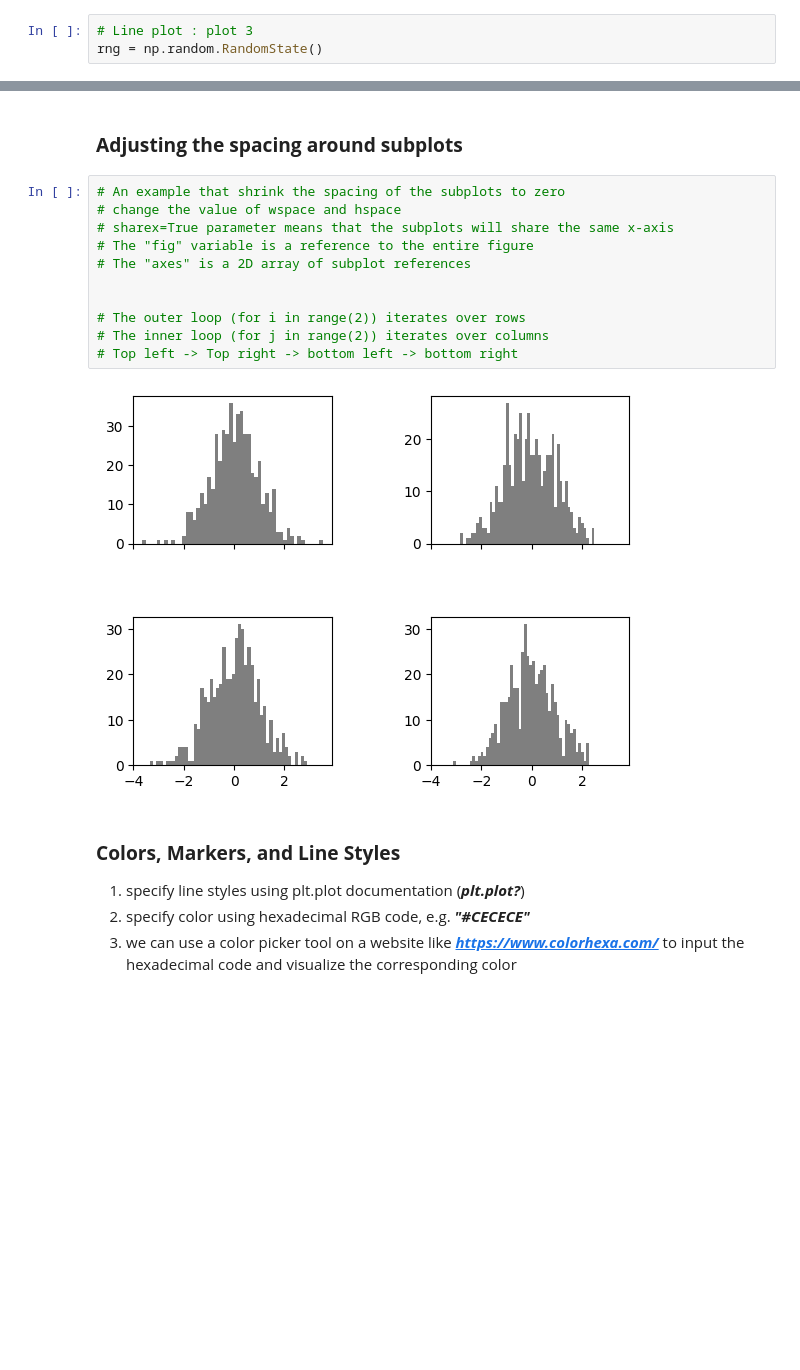
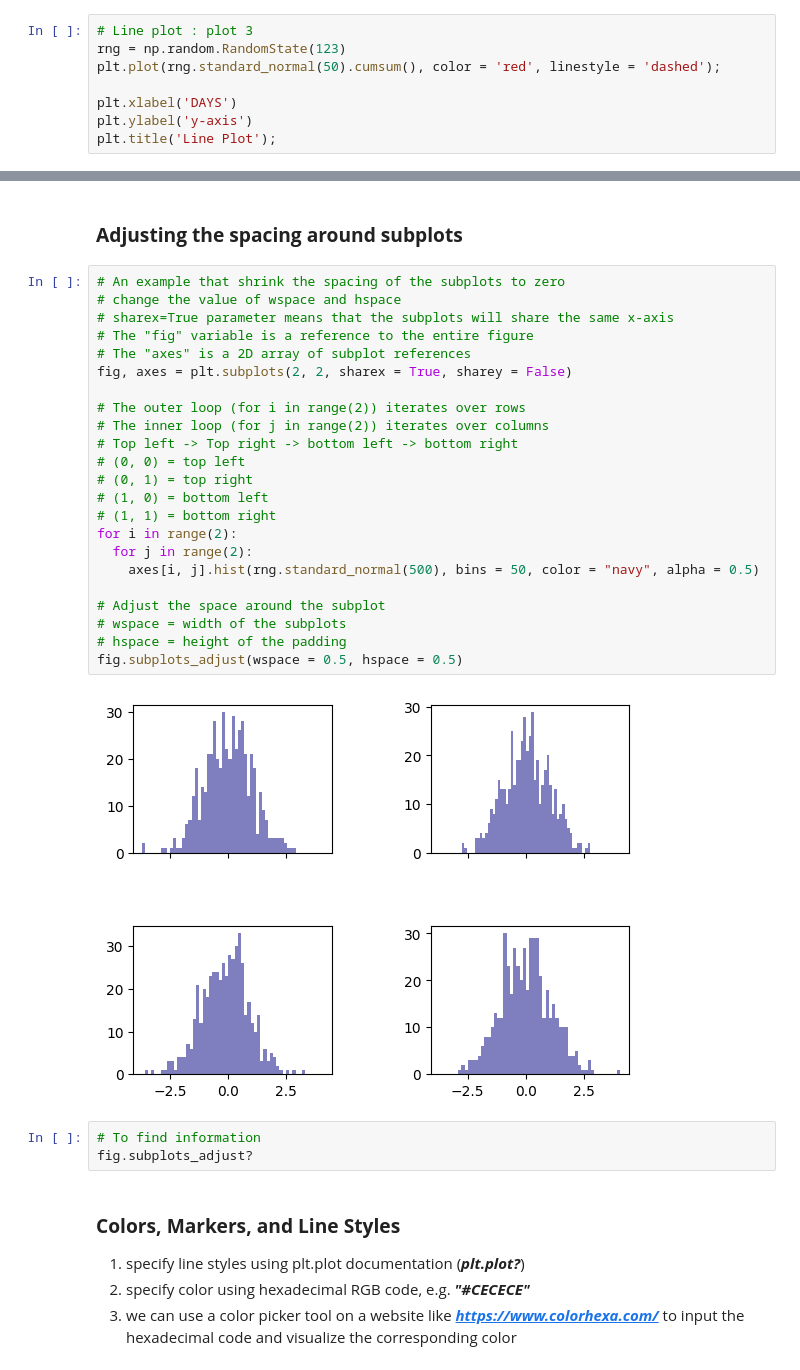
Before and after one commit to Kamarul891212/STQD6014_Data_Science_P132829, a Jupyter notebook: P132829_Week11_Matplotlib_20231220_WC.ipynb, the cells around one changed output, grey strips where cells are left out. Cells and saved outputs as stored; diff of their text form; blank space fills up the shorter version.

```diff
--- a/P132829_Week11_Matplotlib_20231220_WC.ipynb
+++ b/P132829_Week11_Matplotlib_20231220_WC.ipynb
@@ -68,4 +92,9 @@ rng = np.random.RandomState()
 # %%
 # Line plot : plot 3
-rng = np.random.RandomState()
+rng = np.random.RandomState(123)
+plt.plot(rng.standard_normal(50).cumsum(), color = 'red', linestyle = 'dashed');
+
+plt.xlabel('DAYS')
+plt.ylabel('y-axis')
+plt.title('Line Plot');
 # %% [output]
@@ -85,16 +127,31 @@ rng = np.random.RandomState()
 # %%
 # An example that shrink the spacing of the subplots to zero
 # change the value of wspace and hspace
 # sharex=True parameter means that the subplots will share the same x-axis
 # The "fig" variable is a reference to the entire figure
 # The "axes" is a 2D array of subplot references
-
+fig, axes = plt.subplots(2, 2, sharex = True, sharey = False)
 
 # The outer loop (for i in range(2)) iterates over rows
 # The inner loop (for j in range(2)) iterates over columns
 # Top left -> Top right -> bottom left -> bottom right
+# (0, 0) = top left
+# (0, 1) = top right
+# (1, 0) = bottom left
+# (1, 1) = bottom right
+for i in range(2):
+  for j in range(2):
+    axes[i, j].hist(rng.standard_normal(500), bins = 50, color = "navy", alpha = 0.5)
+
+# Adjust the space around the subplot
+# wspace = width of the subplots
+# hspace = height of the padding
+fig.subplots_adjust(wspace = 0.5, hspace = 0.5)
 # %% [output]
-[figure, old version]
+[figure, new version]
+# %%
+# To find information
+fig.subplots_adjust?
 # %% [markdown]
 ### **Colors, Markers, and Line Styles**
 
```
Also changed, not shown: parts of 25 cells of this notebook.
